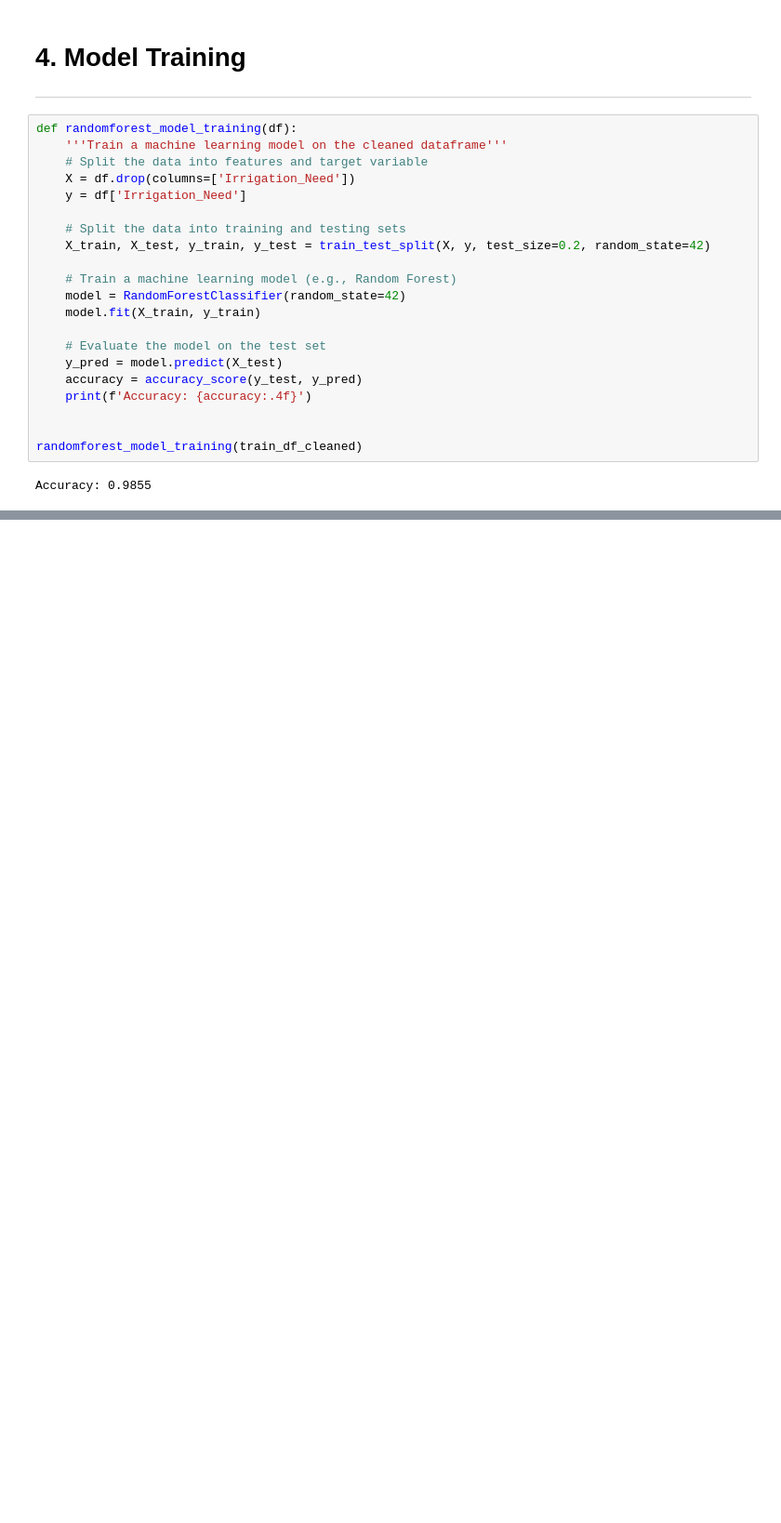
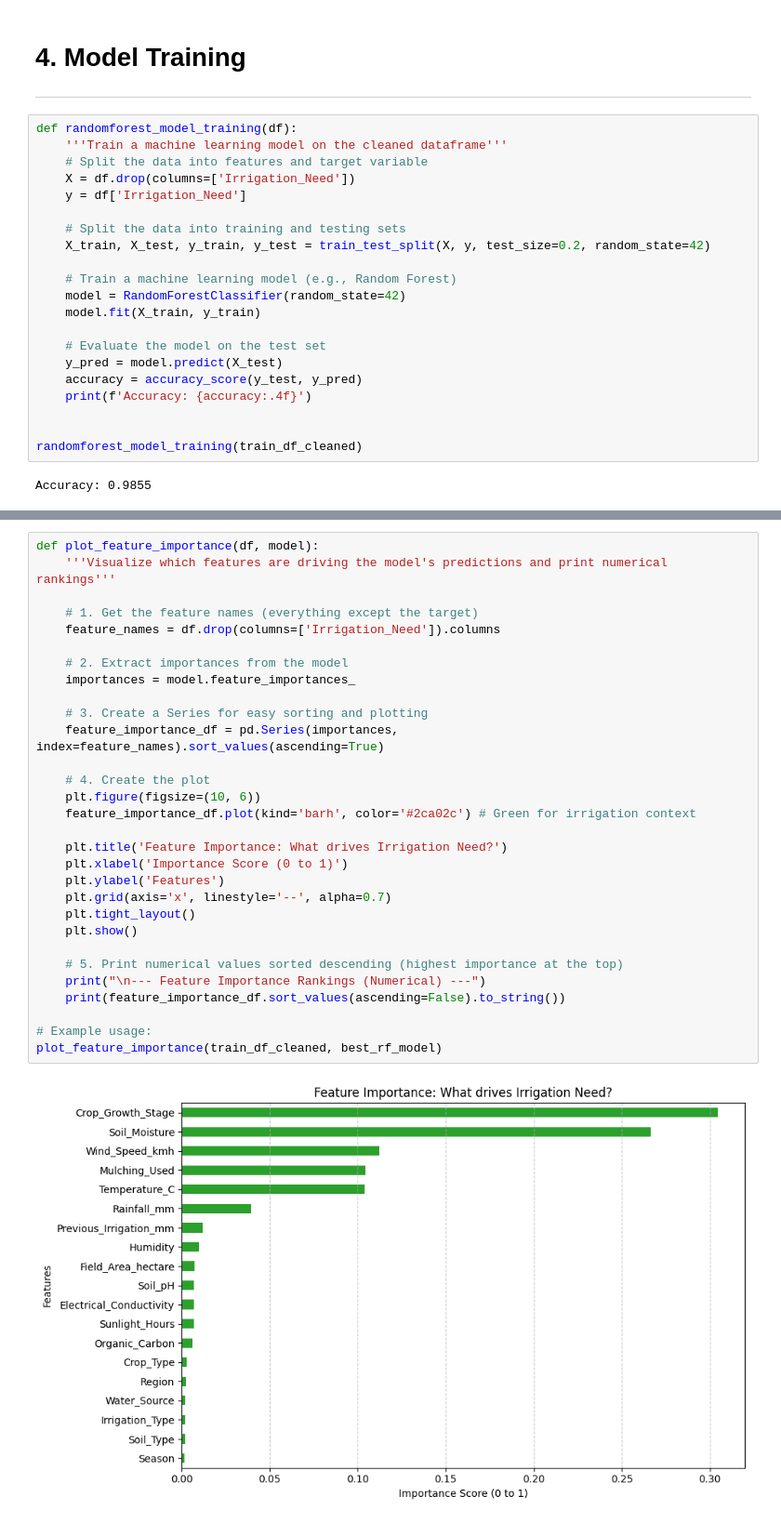
Before and after one commit to David-Langat/Kaggle, a Jupyter notebook: irrigation-need.ipynb, the cells around one changed output, grey strips where cells are left out. Shown at 93% size. Saved outputs shown, nothing was run; the diff lists cells and outputs as text; blank space fills up the shorter version.

Commit message:
Optimized grid search for limited computing power, added a plot funtion for feature importance, pruned random forest and added XGboost training

```diff
--- a/irrigation-need.ipynb
+++ b/irrigation-need.ipynb
@@ -327,0 +351,32 @@ randomforest_model_training_with_hyperparameter_tuning(train_df_cleaned)
+# %%
+def plot_feature_importance(df, model):
+    '''Visualize which features are driving the model's predictions and print numerical rankings'''
+
+    # 1. Get the feature names (everything except the target)
+    feature_names = df.drop(columns=['Irrigation_Need']).columns
+
+    # 2. Extract importances from the model
+    importances = model.feature_importances_
+
+    # 3. Create a Series for easy sorting and plotting
+    feature_importance_df = pd.Series(importances, index=feature_names).sort_values(ascending=True)
+
+    # 4. Create the plot
+    plt.figure(figsize=(10, 6))
+    feature_importance_df.plot(kind='barh', color='#2ca02c') # Green for irrigation context
+
+    plt.title('Feature Importance: What drives Irrigation Need?')
+    plt.xlabel('Importance Score (0 to 1)')
+    plt.ylabel('Features')
+    plt.grid(axis='x', linestyle='--', alpha=0.7)
+    plt.tight_layout()
+    plt.show()
+
+    # 5. Print numerical values sorted descending (highest importance at the top)
+    print("\n--- Feature Importance Rankings (Numerical) ---")
+    print(feature_importance_df.sort_values(ascending=False).to_string())
+
+# Example usage:
+plot_feature_importance(train_df_cleaned, best_rf_model)
+# %% [output]
+[figure, added]
```
Also changed, not shown: parts of 9 cells of this notebook.
